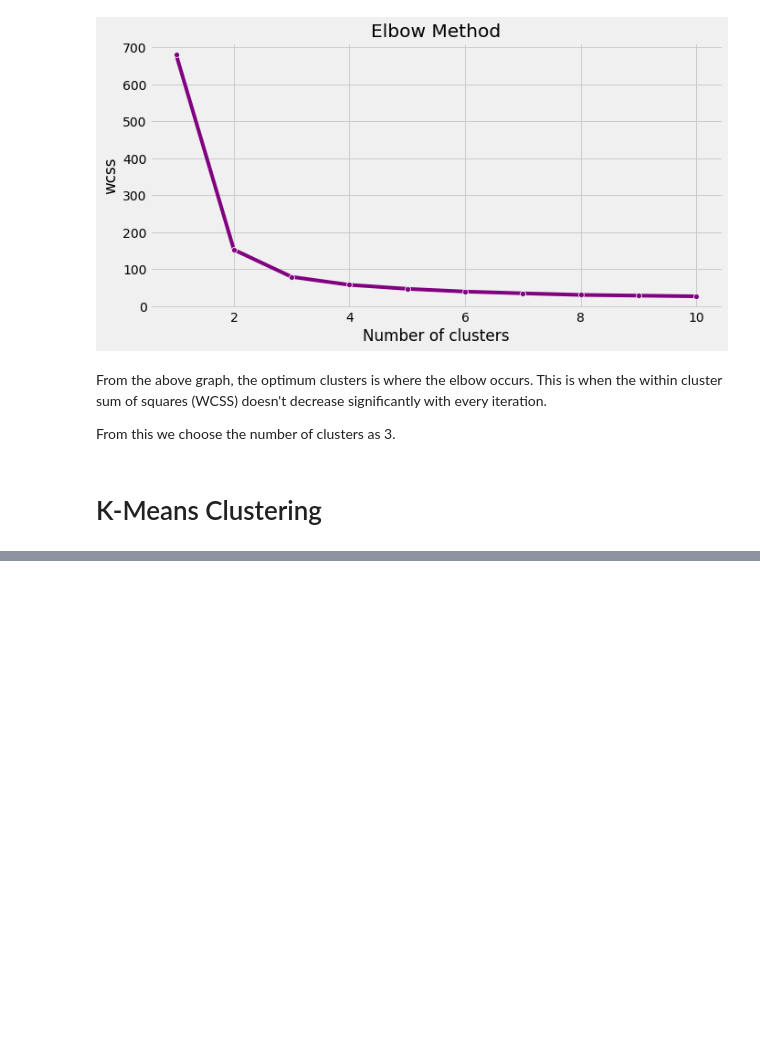
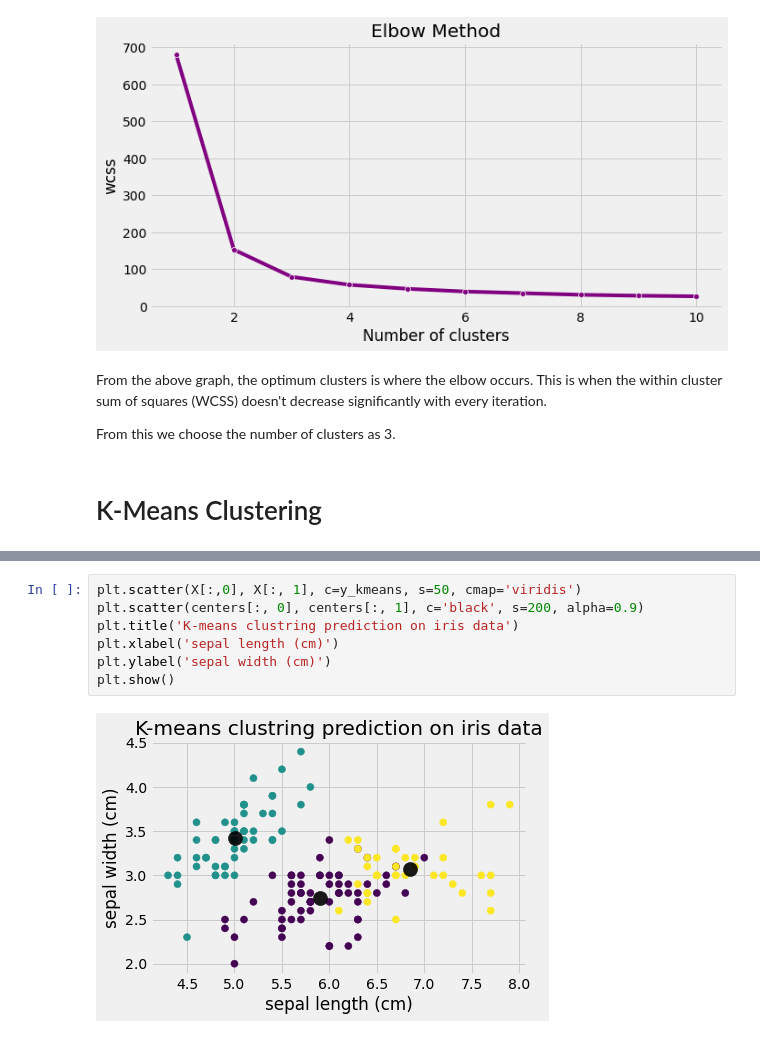
Before and after one commit to sawant1998/Spark-Foundation-Task, a Jupyter notebook: Task2#unsupervised ML.ipynb, the cells around one changed output, grey strips where cells are left out. Cells and saved outputs as stored; diff of their text form; blank space fills up the shorter version.

```diff
--- a/Task2#unsupervised ML.ipynb
+++ b/Task2#unsupervised ML.ipynb
@@ -101,3 +118,12 @@ print(y_kmeans.shape)
+# %%
+plt.scatter(X[:,0], X[:, 1], c=y_kmeans, s=50, cmap='viridis')
+plt.scatter(centers[:, 0], centers[:, 1], c='black', s=200, alpha=0.9)
+plt.title('K-means clustring prediction on iris data')
+plt.xlabel('sepal length (cm)')
+plt.ylabel('sepal width (cm)')
+plt.show()
+# %% [output]
+[figure, added]
 # %%
 # visualising the clusters
 plt.figure(figsize=(8,5))
```
Also changed, not shown: parts of 16 cells of this notebook.
